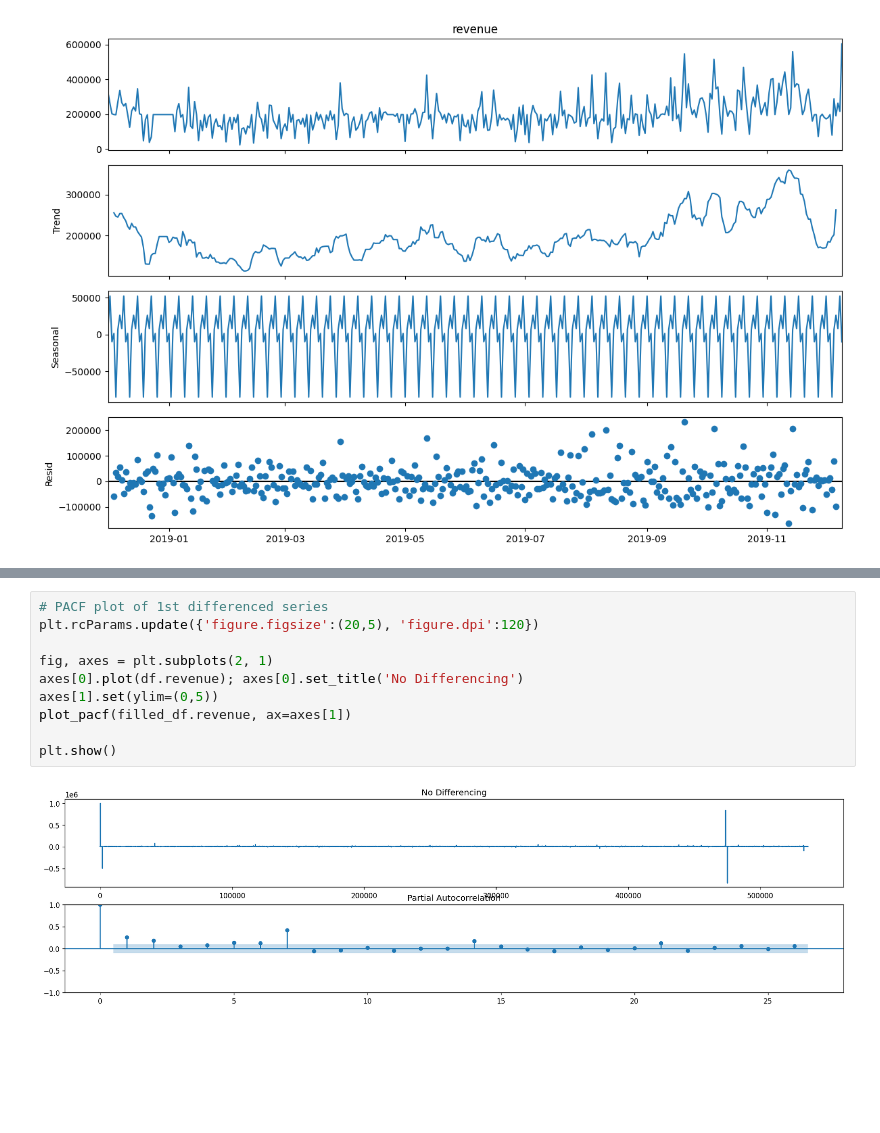
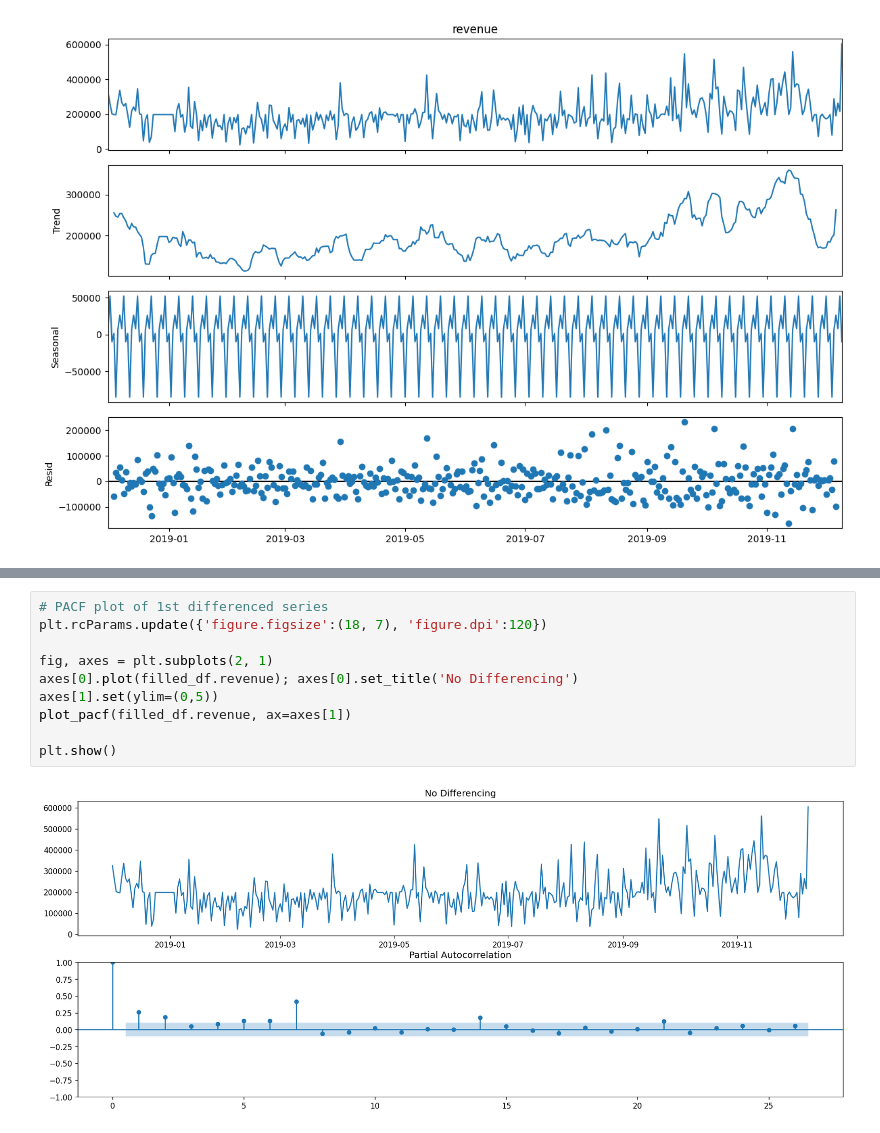
Before and after one commit to khiempm209/Deakin-SIT742-Ass2, a Jupyter notebook: SIT742_Ass2.ipynb, the cells around one changed output, grey strips where cells are left out. Drawn from its saved outputs; the diff is of its cells as text; blank space fills up the shorter version.

```diff
--- a/SIT742_Ass2.ipynb
+++ b/SIT742_Ass2.ipynb
@@ -279,12 +338,12 @@ plt.show()
 # %%
 # PACF plot of 1st differenced series
-plt.rcParams.update({'figure.figsize':(20,5), 'figure.dpi':120})
+plt.rcParams.update({'figure.figsize':(18, 7), 'figure.dpi':120})
 
 fig, axes = plt.subplots(2, 1)
-axes[0].plot(df.revenue); axes[0].set_title('No Differencing')
+axes[0].plot(filled_df.revenue); axes[0].set_title('No Differencing')
 axes[1].set(ylim=(0,5))
 plot_pacf(filled_df.revenue, ax=axes[1])
 
 plt.show()
 # %% [output]
-[figure, old version]
+[figure, new version]
```
Also changed, not shown: parts of 18 cells of this notebook.
